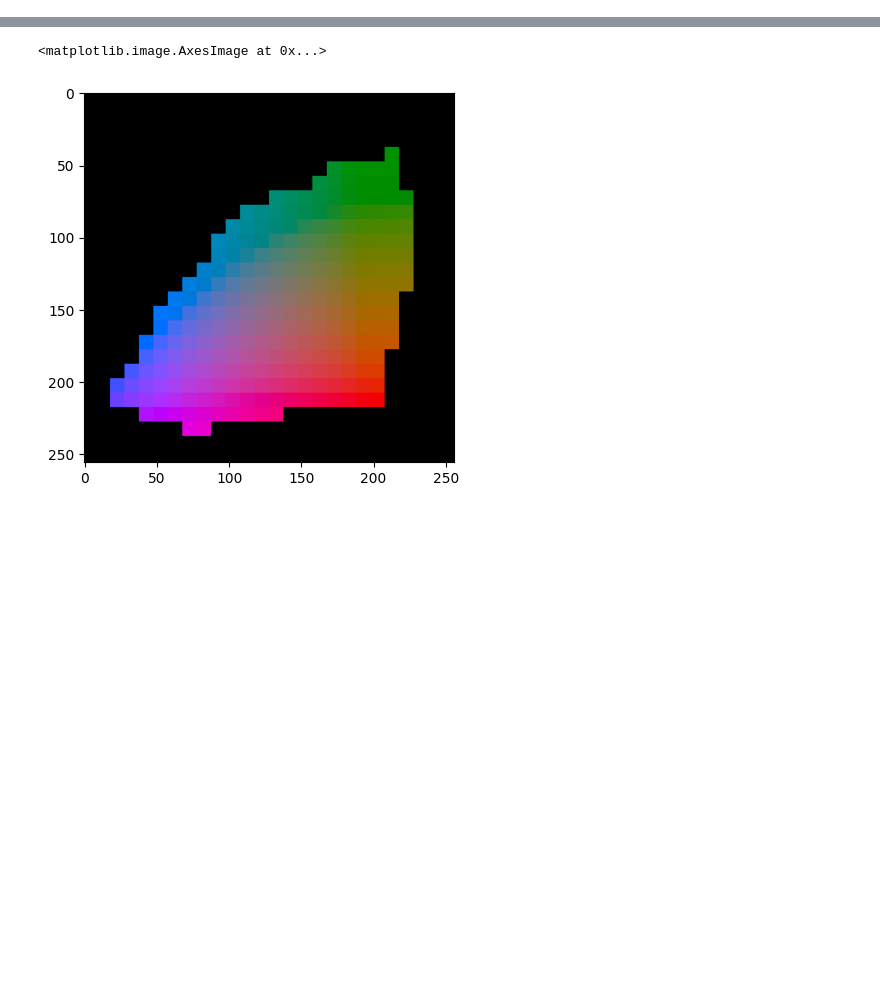
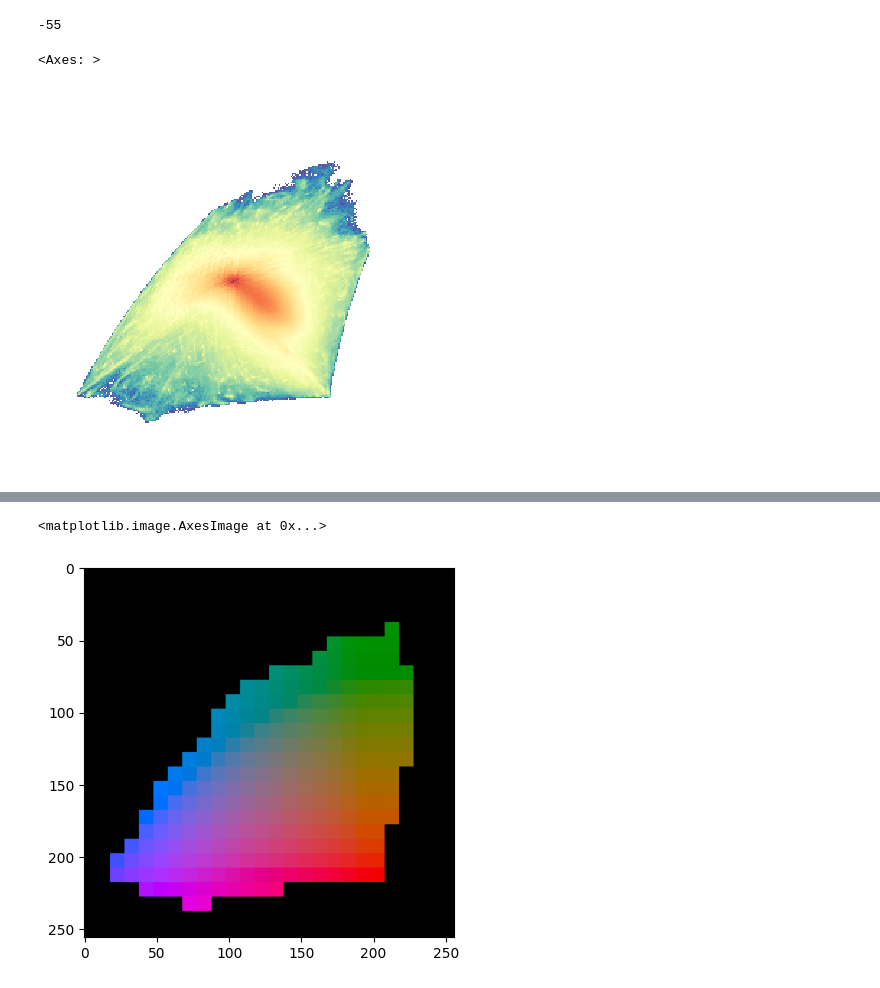
Before and after one commit to Kaduo/Deep-colorization-BIHAR-24-26, a Jupyter notebook: hip.ipynb, the cells around one changed output, grey strips where cells are left out. Drawn from its saved outputs; the diff is of its cells as text; code cells hidden in the pictures; blank space fills up the shorter version.

```diff
--- a/hip.ipynb
+++ b/hip.ipynb
@@ -21,0 +32,14 @@ Using 6612 files for validation.
+# %%
+shapedude = 256**2
+
+
+hist = train.map(
+    lambda _, label: tf.unique_with_counts(tf.experimental.numpy.flatten(label))
+).map(lambda elem:
+      tf.sparse.reorder(
+          tf.sparse.SparseTensor(
+              indices=tf.reshape(tf.cast(elem[0], dtype=tf.dtypes.int64),
+                                    (len(elem[0]), 1)),
+                                    values=int(elem[-1]),
+                                 dense_shape=[shapedude]))
+      ).reduce(tf.sparse.SparseTensor([[1]], [0], [shapedude]), lambda s, elem: tf.sparse.reorder(tf.sparse.add(s, elem)))
@@ -21,0 +64,13 @@ Using 6612 files for validation.
+# %%
+57201%256 - 168
+# %% [output]
+-55
+# %%
+hist_d = tf.sparse.to_dense(tf.sparse.reorder(hist)).numpy()
+# %%
+hist_s = np.reshape(hist_d, (256,256))
+# %%
+sns.heatmap(-np.log(hist_s/np.sum(hist_s)), mask=hist_s==0, cmap="Spectral", square=True,xticklabels=False, yticklabels=False,cbar=False)
+# %% [output]
+<Axes: >
+[figure, added]
```
Also changed, not shown: parts of 14 cells of this notebook, 8 other files.
